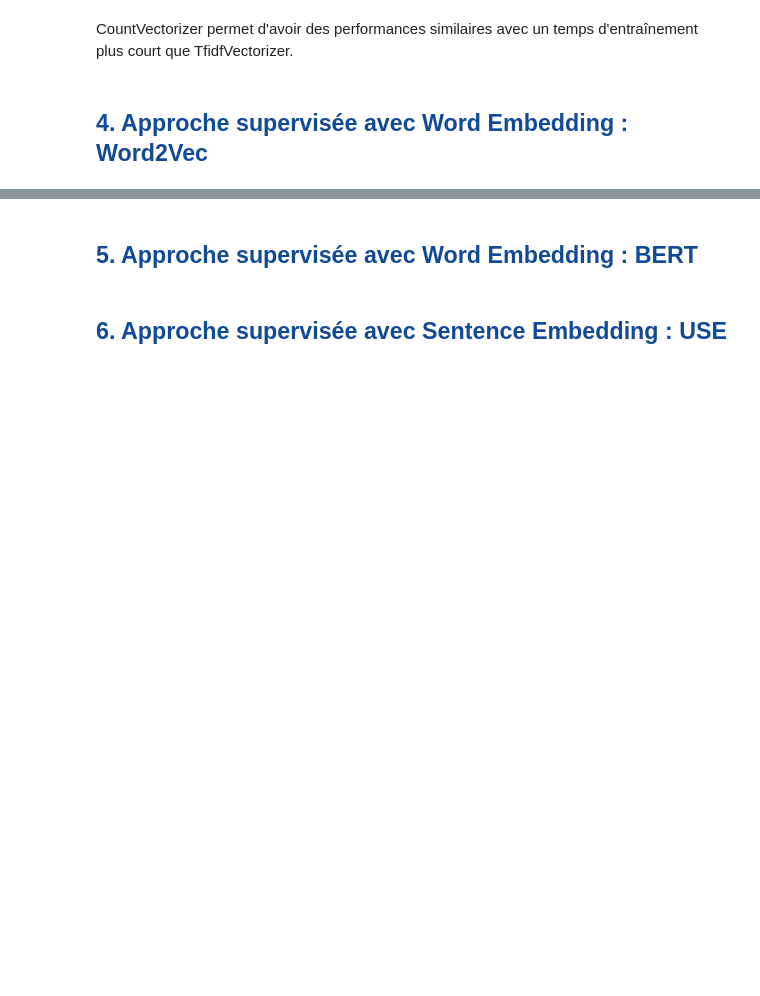
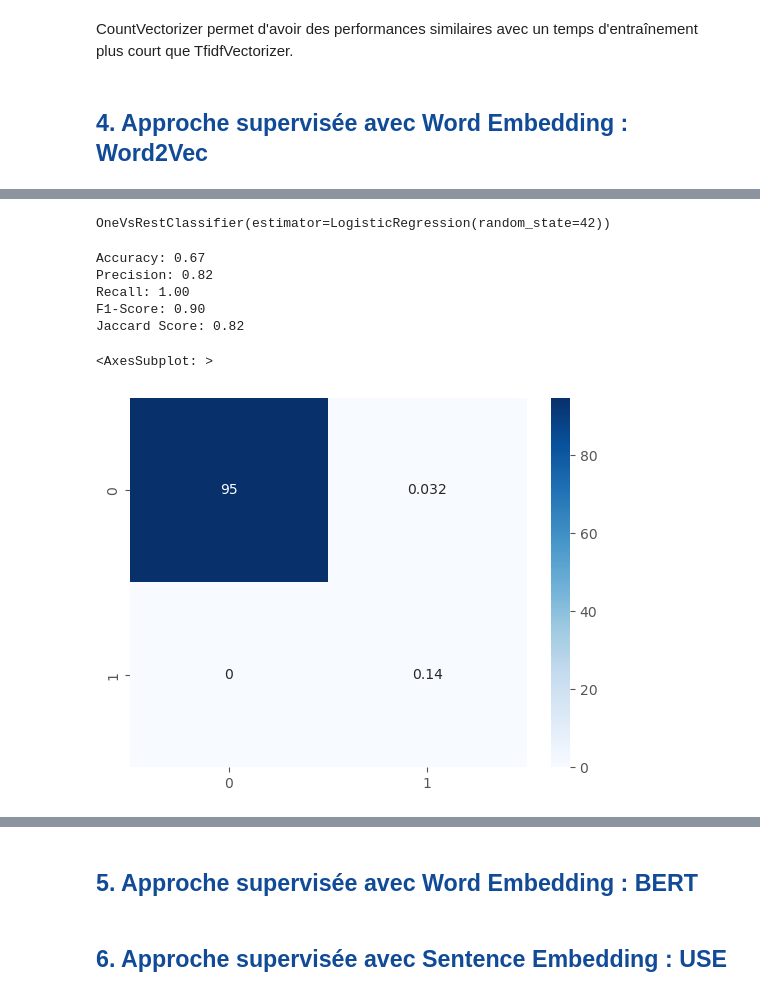
Before and after one commit to sdmwd/IML-Open-Classrooms, a Jupyter notebook: P5 - Catégorisez automatiquement des questions/Projet 5 - Notebook 2 - Simon Durand - v4.ipynb, the cells around one changed output, grey strips where cells are left out. Cells and saved outputs as stored; diff of their text form; code cells hidden in the pictures; blank space fills up the shorter version.

```diff
--- a/P5 - Catégorisez automatiquement des questions/Projet 5 - Notebook 2 - Simon Durand - v4.ipynb
+++ b/P5 - Catégorisez automatiquement des questions/Projet 5 - Notebook 2 - Simon Durand - v4.ipynb
@@ -795,3 +591,0 @@ y = [label for i, label in enumerate(tags_mlb) if i not in removed_indexes]
-# %%
-# Split the data into train and test sets
-X_train, X_test, y_train, y_test = train_test_split(X, y, test_size=0.2, random_state=42)
@@ -801,0 +594,37 @@ KeyboardInterrupt:
+# %%
+# Fit the classifier on the train data
+clf.fit(X_train_embedded, y_train)
+# %% [output]
+OneVsRestClassifier(estimator=LogisticRegression(random_state=42))
+# %%
+# Make predictions on the test data
+y_pred = clf.predict(X_test_embedded)
+# %%
+# Calculate scores
+accuracy = accuracy_score(y_test, y_pred)
+precision = precision_score(y_test, y_pred, average='micro')
+recall = recall_score(y_test, y_pred, average='micro')
+f1 = f1_score(y_test, y_pred, average='micro')
+jaccard = jaccard_score(y_test, y_pred, average='samples')
+
+# Print the results
+print("Accuracy: {:.2f}".format(accuracy))
+print("Precision: {:.2f}".format(precision))
+print("Recall: {:.2f}".format(recall))
+print("F1-Score: {:.2f}".format(f1))
+print("Jaccard Score: {:.2f}".format(jaccard))
+# %% [output]
+Accuracy: 0.67
+Precision: 0.82
+Recall: 1.00
+F1-Score: 0.90
+Jaccard Score: 0.82
+# %%
+CM = multilabel_confusion_matrix(y_test, y_pred)
+# %%
+average_cm = np.mean(CM, axis=0)
+# %%
+sns.heatmap(average_cm, annot=True, cmap='Blues', fmt='.2g')
+# %% [output]
+<AxesSubplot: >
+[figure, added]
```
Also changed, not shown: parts of 54 cells of this notebook.
